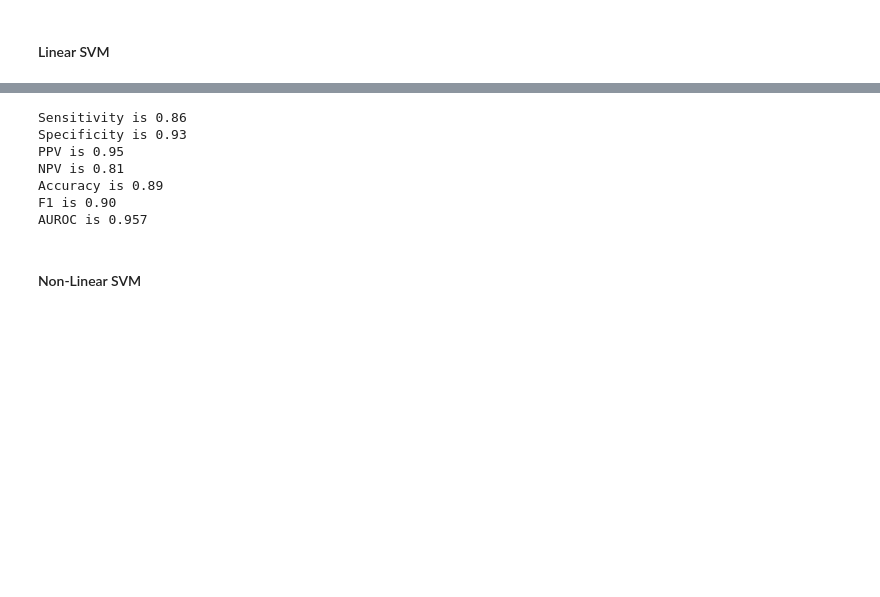
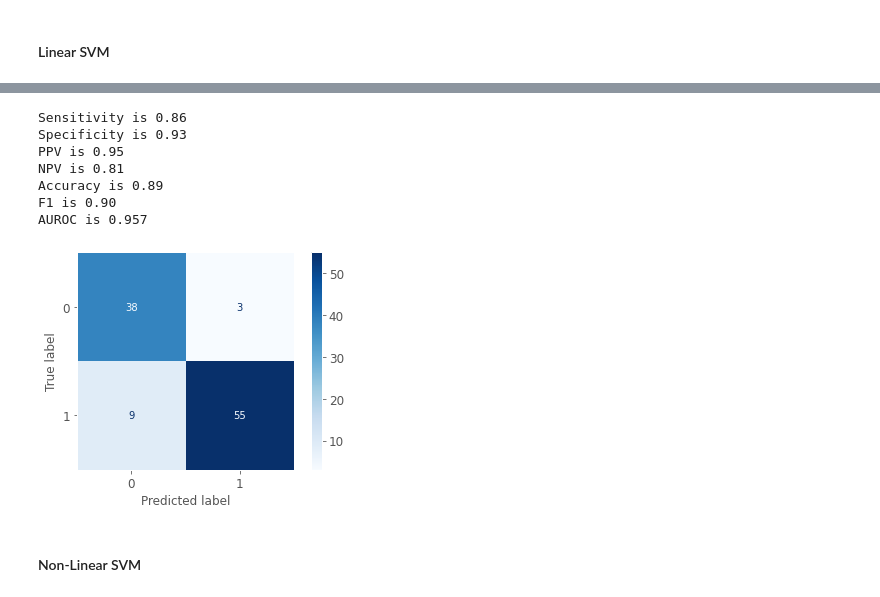
Before and after one commit to mlh-master/hw2_mlh-ofrirotem, a Jupyter notebook: HW2.ipynb, the cells around one changed output, grey strips where cells are left out. Drawn from its saved outputs; the diff is of its cells as text; code cells hidden in the pictures; blank space fills up the shorter version.

```diff
--- a/HW2.ipynb
+++ b/HW2.ipynb
@@ -830,19 +910,23 @@ GridSearchCV(cv=StratifiedKFold(n_splits=5, random_state=42, shuffle=True),
 # %%
 best_svm_lin = svm_lin.best_estimator_
 y_pred = best_svm_lin.predict(X_test_pca)
 y_pred_proba = best_svm_lin.predict_proba(X_test_pca)
 
+plot_confusion_matrix(best_svm_lin, X_test_pca, Y_test, cmap=plt.cm.Blues)
+plt.grid(False)
+
 print('Sensitivity is {:.2f} \nSpecificity is {:.2f} \nPPV is {:.2f} \nNPV is {:.2f} \nAccuracy is {:.2f} \nF1 is {:.2f} '.format(*evaluation_metrics(Y_test, y_pred)))
 
 print('AUROC is {:.3f}'.format(roc_auc_score(Y_test, y_pred_proba[:,1])))
 # %% [output]
 Sensitivity is 0.86
 Specificity is 0.93
 PPV is 0.95
 NPV is 0.81
 Accuracy is 0.89
 F1 is 0.90
 AUROC is 0.957
+[figure, added]
 # %% [markdown]
 #### Non-Linear SVM
 # %%
```
Also changed, not shown: parts of 15 cells of this notebook.
